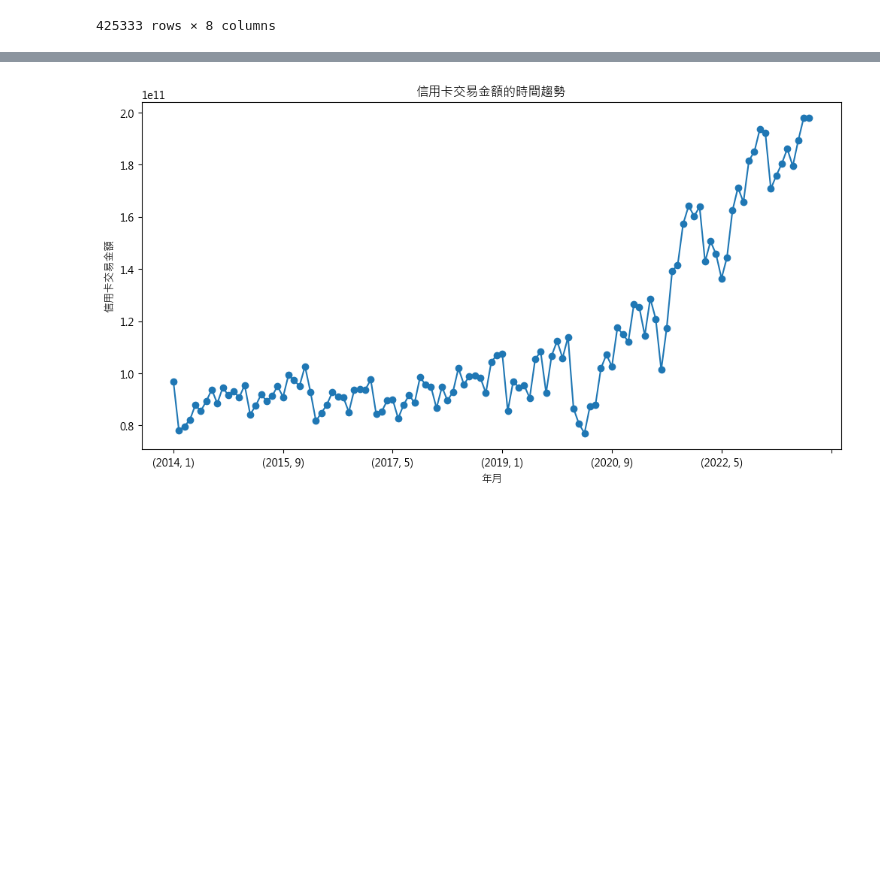
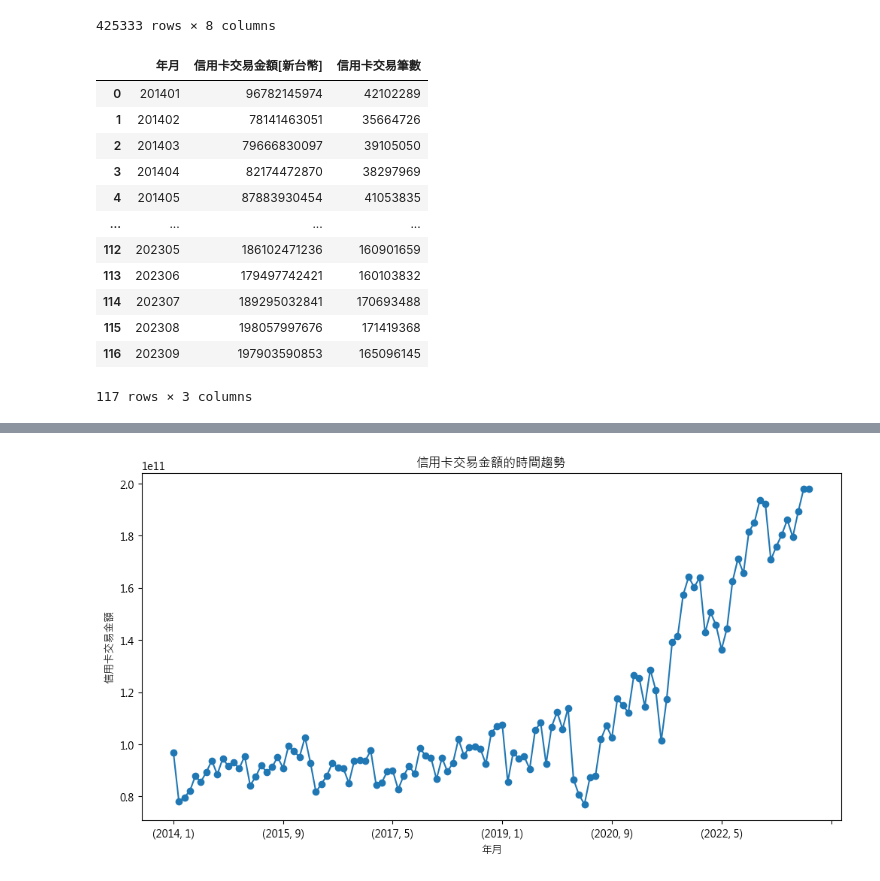
Before and after one commit to George1120901/..__creditcard__, a Jupyter notebook: test5-heatMap.ipynb, the cells around one changed output, grey strips where cells are left out. Drawn from its saved outputs; the diff is of its cells as text; code cells hidden in the pictures; blank space fills up the shorter version.

```diff
--- a/test5-heatMap.ipynb
+++ b/test5-heatMap.ipynb
@@ -922,3 +922,22 @@ df_live
 | 504488 | 202309 | 67000000 | 百貨 | 1 | 75(含)-80歲 | 4800 | 6001508 | 1250.314167 |
 | 504489 | 202309 | 67000000 | 百貨 | 1 | 80(含)歲以上 | 2395 | 2691015 | 1123.597077 |
 425333 rows × 8 columns
+# %%
+grouped_data = df_live.groupby(['年月']).agg(
+    {'信用卡交易金額[新台幣]': 'sum', '信用卡交易筆數': 'sum'}).reset_index()
+df = pd.DataFrame(grouped_data)
+df
+# %% [output]
+|  | 年月 | 信用卡交易金額[新台幣] | 信用卡交易筆數 |
+| 0 | 201401 | 96782145974 | 42102289 |
+| 1 | 201402 | 78141463051 | 35664726 |
+| 2 | 201403 | 79666830097 | 39105050 |
+| 3 | 201404 | 82174472870 | 38297969 |
+| 4 | 201405 | 87883930454 | 41053835 |
+| ... | ... | ... | ... |
+| 112 | 202305 | 186102471236 | 160901659 |
+| 113 | 202306 | 179497742421 | 160103832 |
+| 114 | 202307 | 189295032841 | 170693488 |
+| 115 | 202308 | 198057997676 | 171419368 |
+| 116 | 202309 | 197903590853 | 165096145 |
+117 rows × 3 columns
```
Also changed, not shown: parts of 4 cells of this notebook.
